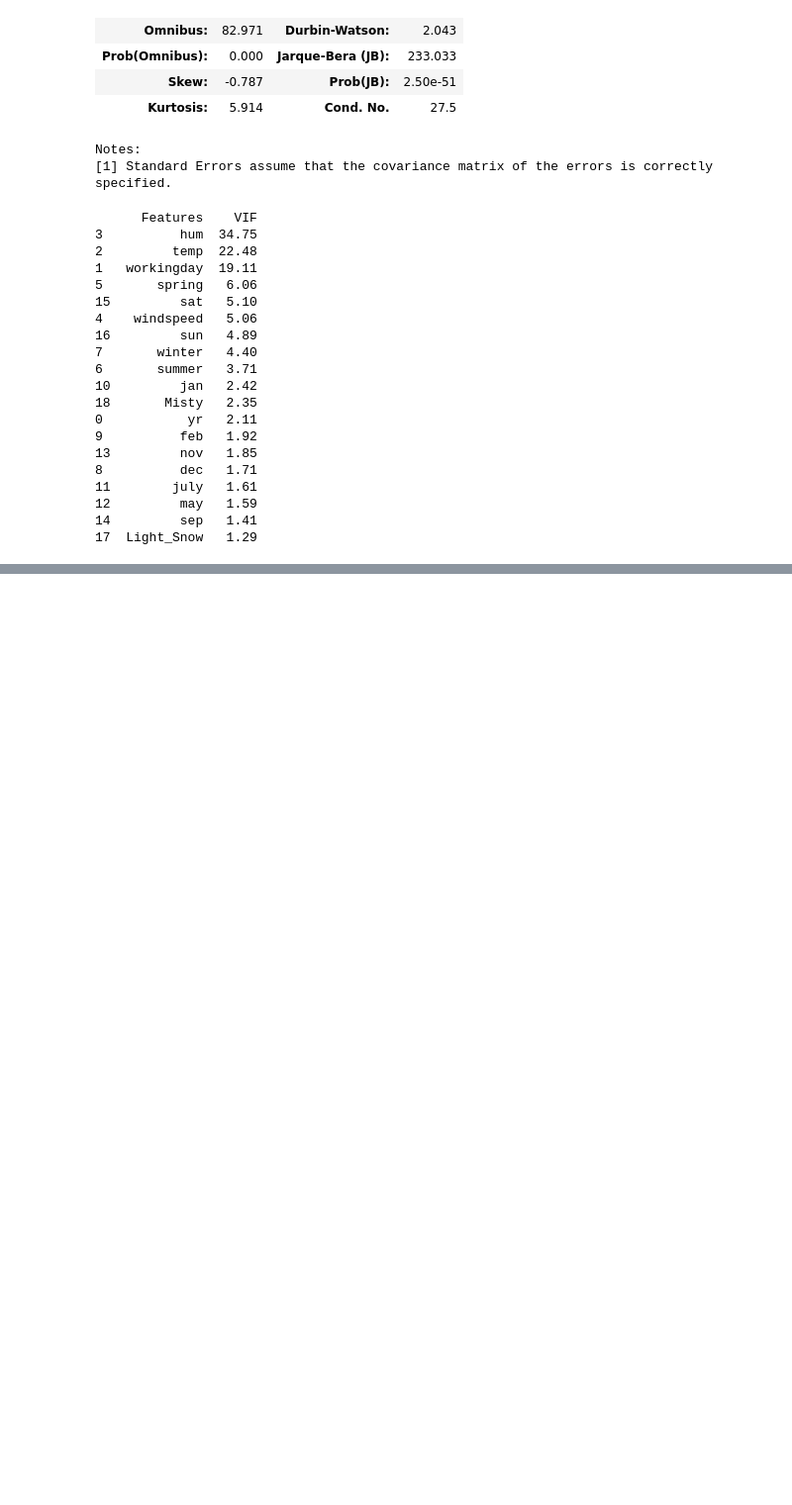
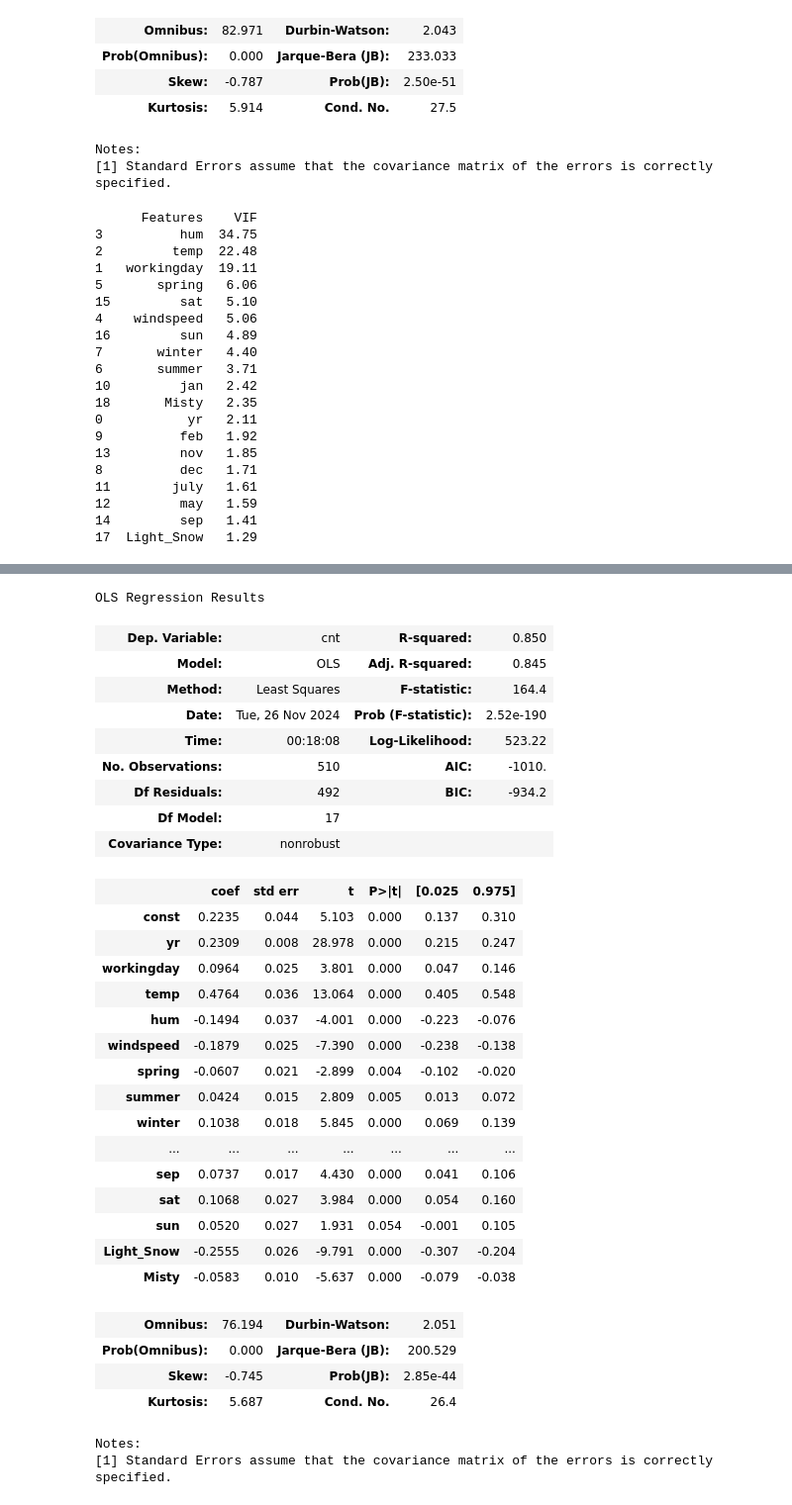
Before and after one commit to kc11381/Bike_Sharing_Case_Study, a Jupyter notebook: bike_sharing_predictors.ipynb, the cells around one changed output, grey strips where cells are left out. Shown at 99% size. Saved outputs shown, nothing was run; the diff lists cells and outputs as text; code cells hidden in the pictures; blank space fills up the shorter version.

```diff
--- a/bike_sharing_predictors.ipynb
+++ b/bike_sharing_predictors.ipynb
@@ -594,0 +640,5 @@ print_VIF(X_train_lm)
+# %%
+# Lets check VIF
+# Lets drop const
+X_train_lm = X_train_lm.drop(['const'], axis=1)
+print_VIF(X_train_lm)
@@ -594,0 +665,43 @@ print_VIF(X_train_lm)
+# %%
+# Lets drop feb as it has high p-value 0.119 > 0.05
+X_train_lm = X_train_lm.drop(['feb'], axis=1)
+# Rebuilding the model without may
+# Adding a constant variable
+X_train_lm = sm.add_constant(X_train_lm)
+# Running the Linear model
+lm = sm.OLS(y_train, X_train_lm).fit()
+# printing the summary
+lm.summary()
+# %% [output]
+OLS Regression Results
+| Dep. Variable: | cnt | R-squared: | 0.850 |
+| Model: | OLS | Adj. R-squared: | 0.845 |
+| Method: | Least Squares | F-statistic: | 164.4 |
+| Date: | Tue, 26 Nov 2024 | Prob (F-statistic): | 2.52e-190 |
+| Time: | 00:18:08 | Log-Likelihood: | 523.22 |
+| No. Observations: | 510 | AIC: | -1010. |
+| Df Residuals: | 492 | BIC: | -934.2 |
+| Df Model: | 17 |  |  |
+| Covariance Type: | nonrobust |  |  |
+|  | coef | std err | t | P>|t| | [0.025 | 0.975] |
+| const | 0.2235 | 0.044 | 5.103 | 0.000 | 0.137 | 0.310 |
+| yr | 0.2309 | 0.008 | 28.978 | 0.000 | 0.215 | 0.247 |
+| workingday | 0.0964 | 0.025 | 3.801 | 0.000 | 0.047 | 0.146 |
+| temp | 0.4764 | 0.036 | 13.064 | 0.000 | 0.405 | 0.548 |
+| hum | -0.1494 | 0.037 | -4.001 | 0.000 | -0.223 | -0.076 |
+| windspeed | -0.1879 | 0.025 | -7.390 | 0.000 | -0.238 | -0.138 |
+| spring | -0.0607 | 0.021 | -2.899 | 0.004 | -0.102 | -0.020 |
+| summer | 0.0424 | 0.015 | 2.809 | 0.005 | 0.013 | 0.072 |
+| winter | 0.1038 | 0.018 | 5.845 | 0.000 | 0.069 | 0.139 |
+| ... | ... | ... | ... | ... | ... | ... |
+| sep | 0.0737 | 0.017 | 4.430 | 0.000 | 0.041 | 0.106 |
+| sat | 0.1068 | 0.027 | 3.984 | 0.000 | 0.054 | 0.160 |
+| sun | 0.0520 | 0.027 | 1.931 | 0.054 | -0.001 | 0.105 |
+| Light_Snow | -0.2555 | 0.026 | -9.791 | 0.000 | -0.307 | -0.204 |
+| Misty | -0.0583 | 0.010 | -5.637 | 0.000 | -0.079 | -0.038 |
+| Omnibus: | 76.194 | Durbin-Watson: | 2.051 |
+| Prob(Omnibus): | 0.000 | Jarque-Bera (JB): | 200.529 |
+| Skew: | -0.745 | Prob(JB): | 2.85e-44 |
+| Kurtosis: | 5.687 | Cond. No. | 26.4 |
+Notes:
+[1] Standard Errors assume that the covariance matrix of the errors is correctly specified.
```
Also changed, not shown: parts of 15 cells of this notebook.
